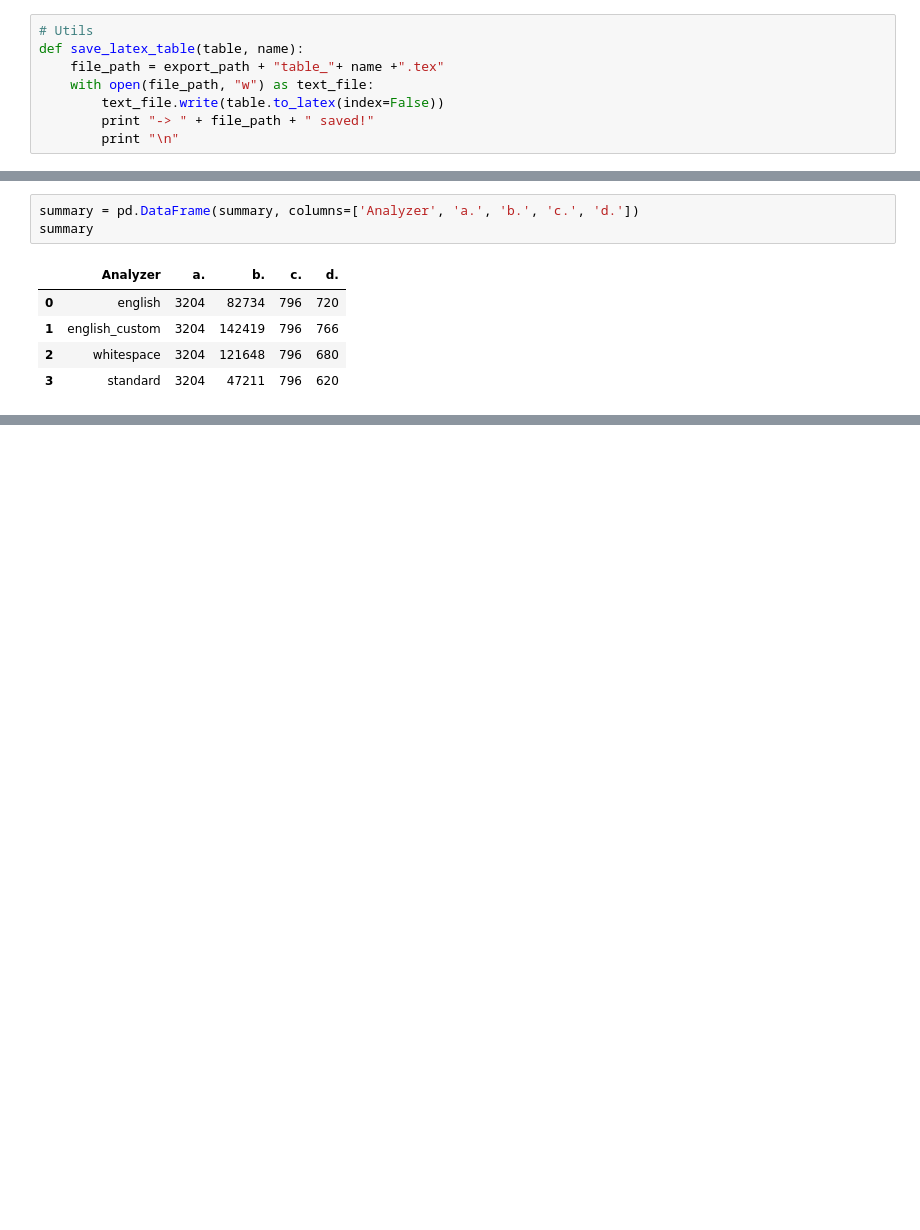
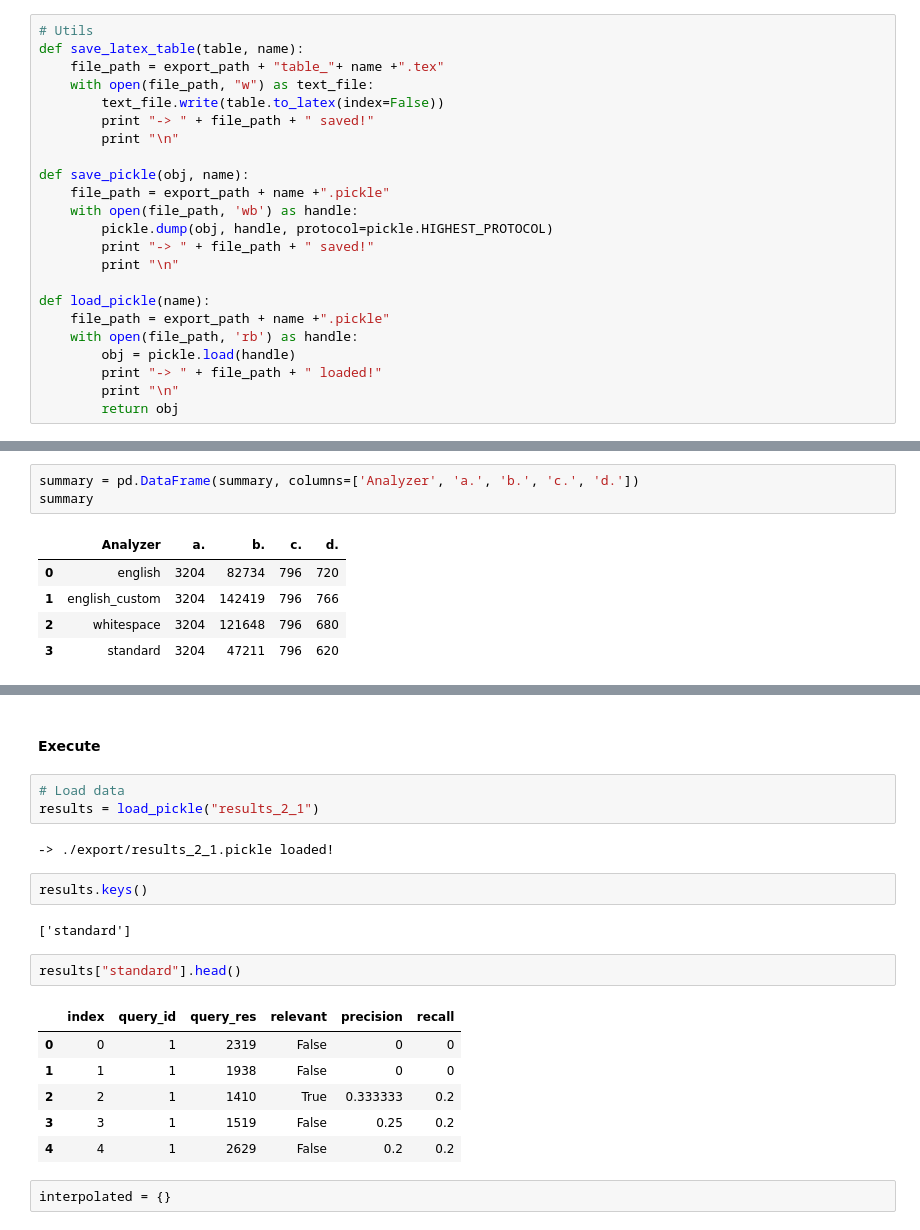
Before and after one commit to fredmontet/dmg-labs, a Jupyter notebook: lab04-evaluation/app_evaluation/Lab04_evaluation.ipynb, the cells around one changed output, grey strips where cells are left out. Drawn from its saved outputs; the diff is of its cells as text; blank space fills up the shorter version.

```diff
--- a/lab04-evaluation/app_evaluation/Lab04_evaluation.ipynb
+++ b/lab04-evaluation/app_evaluation/Lab04_evaluation.ipynb
@@ -14,6 +19,21 @@ def save_latex_table(table, name):
         text_file.write(table.to_latex(index=False))
         print "-> " + file_path + " saved!"
         print "\n"
+
+def save_pickle(obj, name):
+    file_path = export_path + name +".pickle"
+    with open(file_path, 'wb') as handle:
+        pickle.dump(obj, handle, protocol=pickle.HIGHEST_PROTOCOL)
+        print "-> " + file_path + " saved!"
+        print "\n"
+
+def load_pickle(name):
+    file_path = export_path + name +".pickle"
+    with open(file_path, 'rb') as handle:
+        obj = pickle.load(handle)
+        print "-> " + file_path + " loaded!"
+        print "\n"
+        return obj
 # %% [markdown]
 ## Collection loading
 # %%
@@ -96,0 +293,22 @@ save_latex_table(summary, "summary")
+# %% [markdown]
+#### Execute
+# %%
+# Load data
+results = load_pickle("results_2_1")
+# %% [output]
+-> ./export/results_2_1.pickle loaded!
+# %%
+results.keys()
+# %% [output]
+['standard']
+# %%
+results["standard"].head()
+# %% [output]
+|  | index | query_id | query_res | relevant | precision | recall |
+| 0 | 0 | 1 | 2319 | False | 0 | 0 |
+| 1 | 1 | 1 | 1938 | False | 0 | 0 |
+| 2 | 2 | 1 | 1410 | True | 0.333333 | 0.2 |
+| 3 | 3 | 1 | 1519 | False | 0.25 | 0.2 |
+| 4 | 4 | 1 | 2629 | False | 0.2 | 0.2 |
+# %%
+interpolated = {}
```
Also changed, not shown: parts of 29 cells of this notebook, 5 other files.
